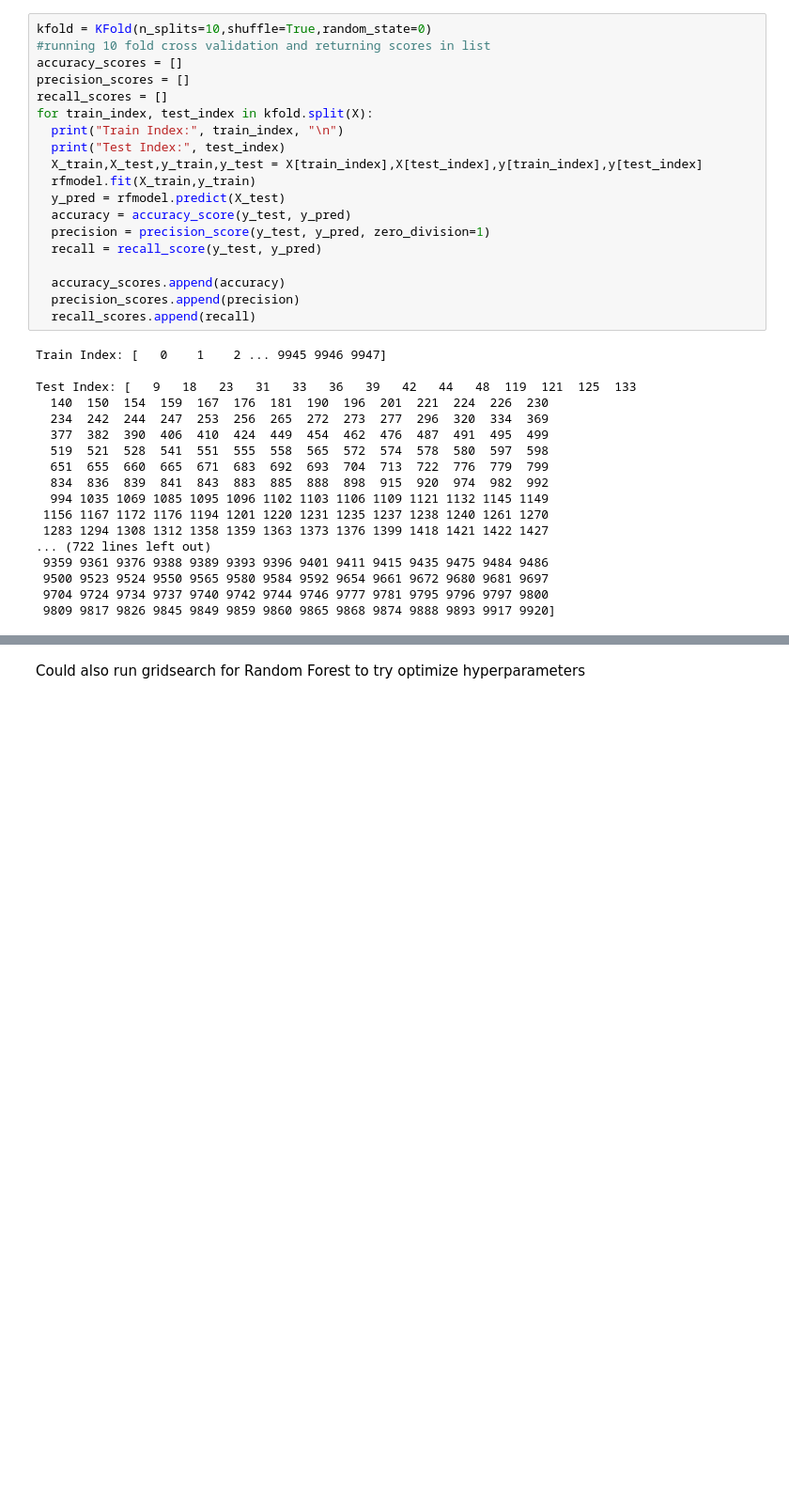
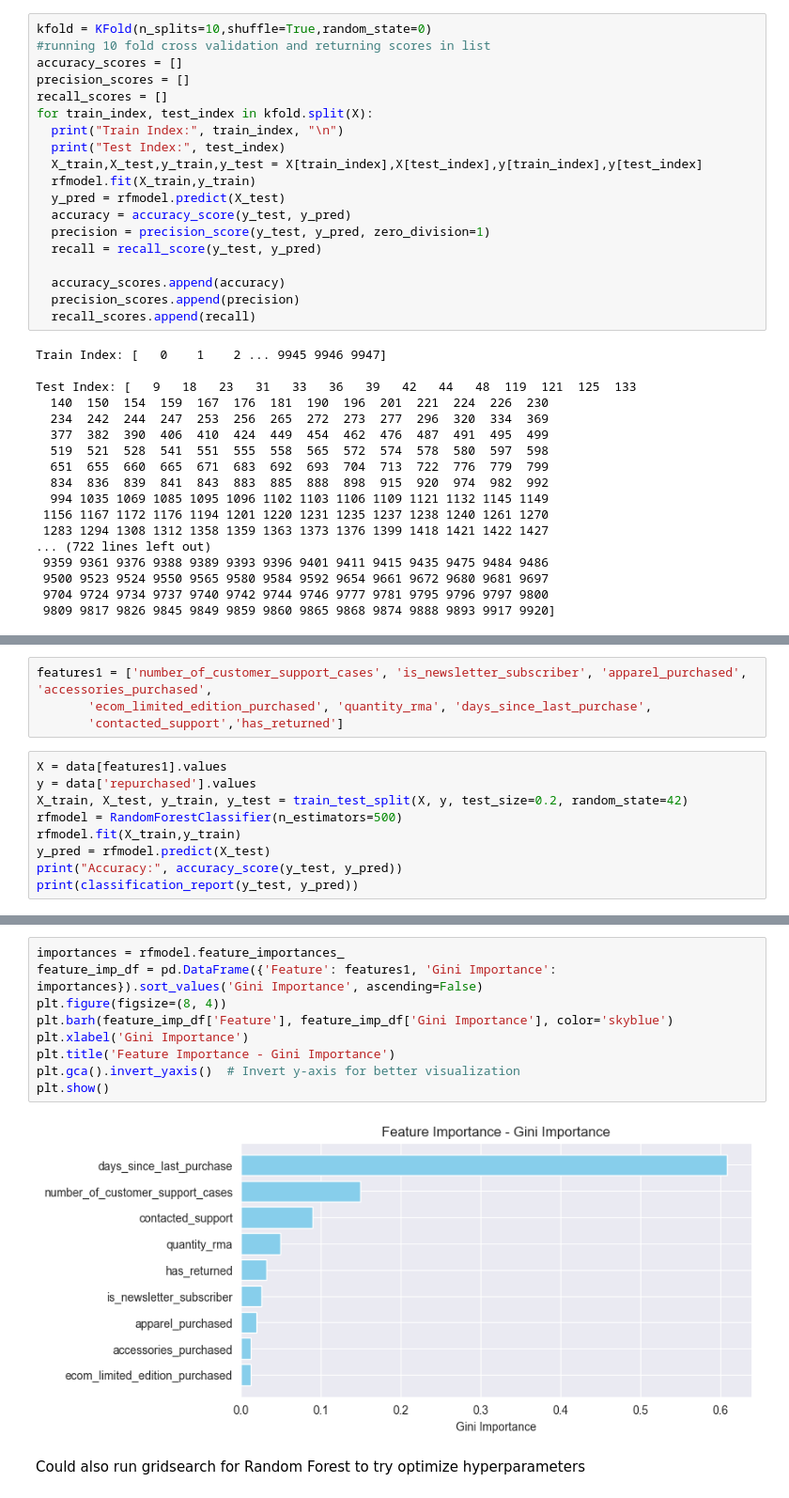
Before and after one commit to TaccheLegend/on_assignment, a Jupyter notebook: on_assignment.ipynb, the cells around one changed output, grey strips where cells are left out. Shown at 94% size. Cells and saved outputs as stored; diff of their text form; blank space fills up the shorter version.

```diff
--- a/on_assignment.ipynb
+++ b/on_assignment.ipynb
@@ -854,0 +914,13 @@ Accuracy Variance: 0.0001
+# %%
+features1 = ['number_of_customer_support_cases', 'is_newsletter_subscriber', 'apparel_purchased', 'accessories_purchased',
+       'ecom_limited_edition_purchased', 'quantity_rma', 'days_since_last_purchase',
+       'contacted_support','has_returned']
+# %%
+X = data[features1].values
+y = data['repurchased'].values
+X_train, X_test, y_train, y_test = train_test_split(X, y, test_size=0.2, random_state=42)
+rfmodel = RandomForestClassifier(n_estimators=500)
+rfmodel.fit(X_train,y_train)
+y_pred = rfmodel.predict(X_test)
+print("Accuracy:", accuracy_score(y_test, y_pred))
+print(classification_report(y_test, y_pred))
@@ -855,3 +937,14 @@ Accuracy Variance: 0.0001
+# %%
+importances = rfmodel.feature_importances_
+feature_imp_df = pd.DataFrame({'Feature': features1, 'Gini Importance': importances}).sort_values('Gini Importance', ascending=False)
+plt.figure(figsize=(8, 4))
+plt.barh(feature_imp_df['Feature'], feature_imp_df['Gini Importance'], color='skyblue')
+plt.xlabel('Gini Importance')
+plt.title('Feature Importance - Gini Importance')
+plt.gca().invert_yaxis()  # Invert y-axis for better visualization
+plt.show()
+# %% [output]
+[figure, added]
 # %% [markdown]
 Could also run gridsearch for Random Forest to try optimize hyperparameters
 # %% [markdown]
```
Also changed, not shown: parts of 28 cells of this notebook.
